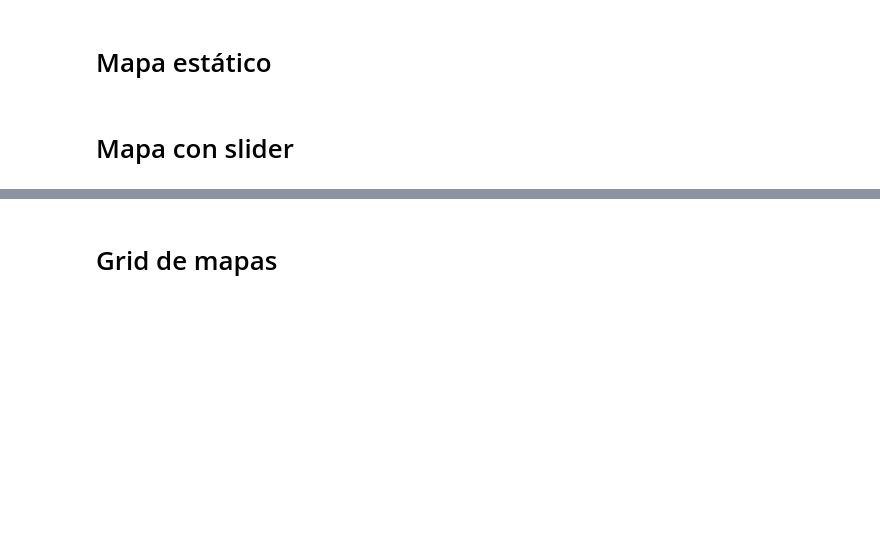
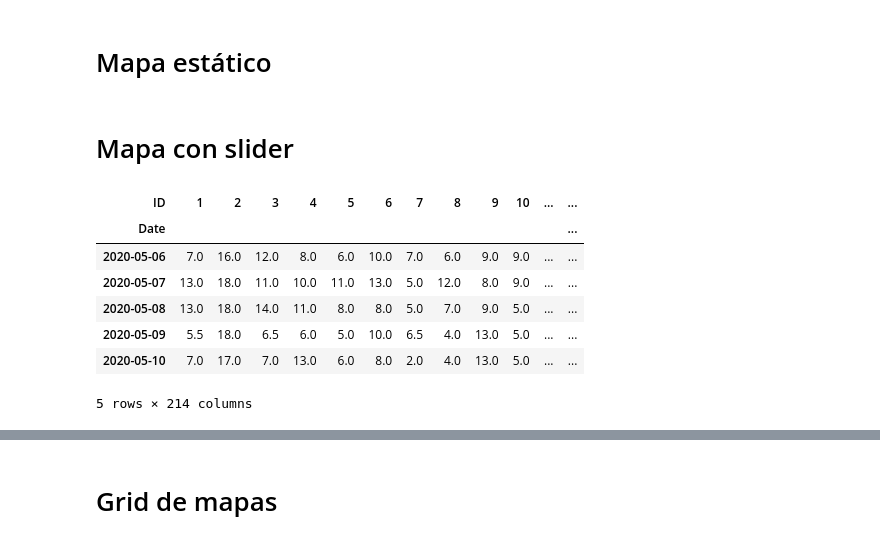
Before and after one commit to JBenitoL/JBicisPro, a Jupyter notebook: Codigos/MapsPlotlyV3.ipynb, the cells around one changed output, grey strips where cells are left out. Saved outputs shown, nothing was run; the diff lists cells and outputs as text; code cells hidden in the pictures; blank space fills up the shorter version.

```diff
--- a/Codigos/MapsPlotlyV3.ipynb
+++ b/Codigos/MapsPlotlyV3.ipynb
@@ -156,3 +156,28 @@ fig.update_layout(
     ),
      sliders=sliders
 )
+# %%
+StartDate = '2020-5-06 00:48'
+EndDate = '2020-5-13 00:50'
+Value='DockBikes'
+Comparator = 'dow'
+Accuracy = "d"
+
+
+
+
+
+df = Stations.ChooseInterval(data, StartDate, EndDate, Value)
+df = Stations.ChooseAccuracy(df, Accuracy)
+# %%
+df = df.dropna(axis=1)
+df.head()
+# %% [output]
+| ID | 1 | 2 | 3 | 4 | 5 | 6 | 7 | 8 | 9 | 10 | ... | ... |
+| Date |  |  |  |  |  |  |  |  |  |  |  | ... |
+| 2020-05-06 | 7.0 | 16.0 | 12.0 | 8.0 | 6.0 | 10.0 | 7.0 | 6.0 | 9.0 | 9.0 | ... | ... |
+| 2020-05-07 | 13.0 | 18.0 | 11.0 | 10.0 | 11.0 | 13.0 | 5.0 | 12.0 | 8.0 | 9.0 | ... | ... |
+| 2020-05-08 | 13.0 | 18.0 | 14.0 | 11.0 | 8.0 | 8.0 | 5.0 | 7.0 | 9.0 | 5.0 | ... | ... |
+| 2020-05-09 | 5.5 | 18.0 | 6.5 | 6.0 | 5.0 | 10.0 | 6.5 | 4.0 | 13.0 | 5.0 | ... | ... |
+| 2020-05-10 | 7.0 | 17.0 | 7.0 | 13.0 | 6.0 | 8.0 | 2.0 | 4.0 | 13.0 | 5.0 | ... | ... |
+5 rows × 214 columns
```
Also changed, not shown: parts of 11 cells of this notebook, 4 other files.
